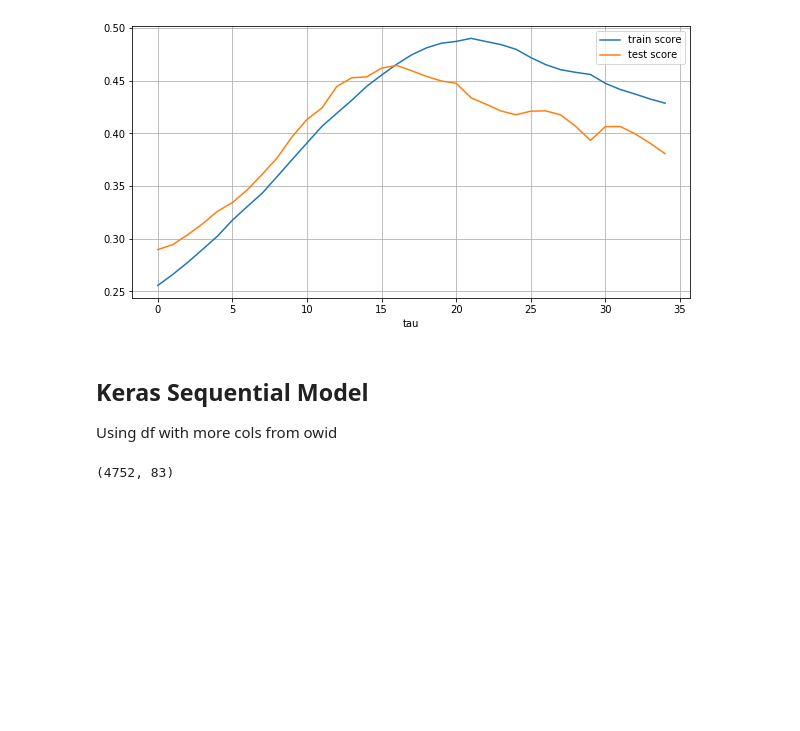
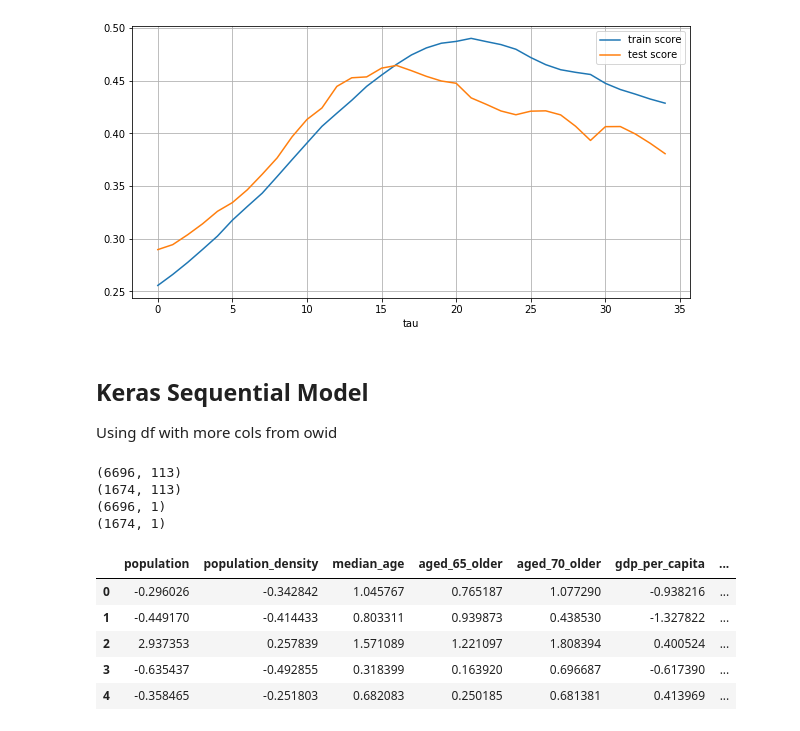
Before and after one commit to evilpegasus/datathon-spring-2021, a Jupyter notebook: model_reproduction_rate.ipynb, the cells around one changed output. Saved outputs shown, nothing was run; the diff lists cells and outputs as text; code cells hidden in the pictures; blank space fills up the shorter version.

```diff
--- a/model_reproduction_rate.ipynb
+++ b/model_reproduction_rate.ipynb
@@ -150,13 +143,20 @@ def rmse(y_test,y_pred):
       return np.sqrt(mean_squared_error(y_test,y_pred))
 # %%
 # create X and y for train and test
-x_cols = ['population',    # cols from owid in df except reproduction_rate (y variable), location, and date
+feature_columns = ['population',    # cols from owid in df except reproduction_rate (y variable), location, and date
        'population_density', 'median_age', 'aged_65_older', 'aged_70_older',
-       'gdp_per_capita', 'extreme_poverty', 'cardiovasc_death_rate',
+       'gdp_per_capita', 'cardiovasc_death_rate',
        'diabetes_prevalence', 'female_smokers', 'male_smokers',
        'hospital_beds_per_thousand','life_expectancy', 'human_development_index',
-       't', 't2', 't3', 't4', 't5'
-       ] + list(eu_response["Response_measure"].unique())# + list(eu_response["Country"].unique())
+       't', 't2', 't3', 't4', 't5']
+
+response_columns = list(eu_response["Response_measure"].unique())   # one-hot cols for each response type
+
+country_cols = ['Austria', 'Belgium', 'Bulgaria', 'Croatia', 'Cyprus', 'Czechia','Denmark', 'Estonia', 'Finland', 'France', 'Germany', 'Greece','Hungary', 'Iceland', 'Ireland', 'Italy', 'Latvia', 'Lithuania', 'Luxembourg', 'Malta', 'Netherlands','Norway', 'Poland', 'Portugal', 'Romania', 'Slovakia', 'Slovenia','Spain', 'Sweden', 'Switzerland', 'United Kingdom'] # European countries except Liechtenstein
+assert len(country_cols) == 31  # there should be 31 country columns
+
+# x_cols = response_columns # just reponse cols for testing
+x_cols = feature_columns + response_columns + country_cols
 y_cols = ["reproduction_rate"]
 
 X_train = train[x_cols]
@@ -166,11 +166,17 @@ X_test = test[x_cols]
 y_test = test[y_cols]
 
 
-
-# df = df.dropna()
-# X_train = df.drop(["reproduction_rate"], axis=1)
+# Use df instead of pre-split train and test dataframes
+# X_train = df[x_cols]
 # y_train = df["reproduction_rate"]
 
-X_train.shape
+
+print(X_train.shape)
+print(X_test.shape)
+print(y_train.shape)
+print(y_test.shape)
 # %% [output]
-(4752, 83)
+(6696, 113)
+(1674, 113)
+(6696, 1)
+(1674, 1)
@@ -177 +190,10 @@ X_train.shape
+# %%
+X_train_scaled.head()
+# %% [output]
+|  | population | population_density | median_age | aged_65_older | aged_70_older | gdp_per_capita | ... |
+| 0 | -0.296026 | -0.342842 | 1.045767 | 0.765187 | 1.077290 | -0.938216 | ... |
+| 1 | -0.449170 | -0.414433 | 0.803311 | 0.939873 | 0.438530 | -1.327822 | ... |
+| 2 | 2.937353 | 0.257839 | 1.571089 | 1.221097 | 1.808394 | 0.400524 | ... |
+| 3 | -0.635437 | -0.492855 | 0.318399 | 0.163920 | 0.696687 | -0.617390 | ... |
+| 4 | -0.358465 | -0.251803 | 0.682083 | 0.250185 | 0.681381 | 0.413969 | ... |
 # %%
```
Also changed, not shown: parts of 12 cells of this notebook.
